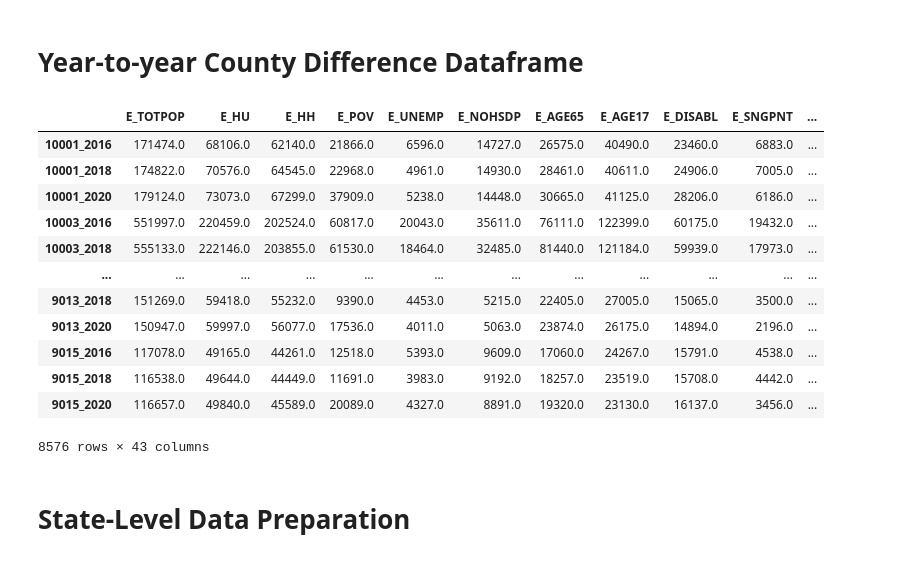
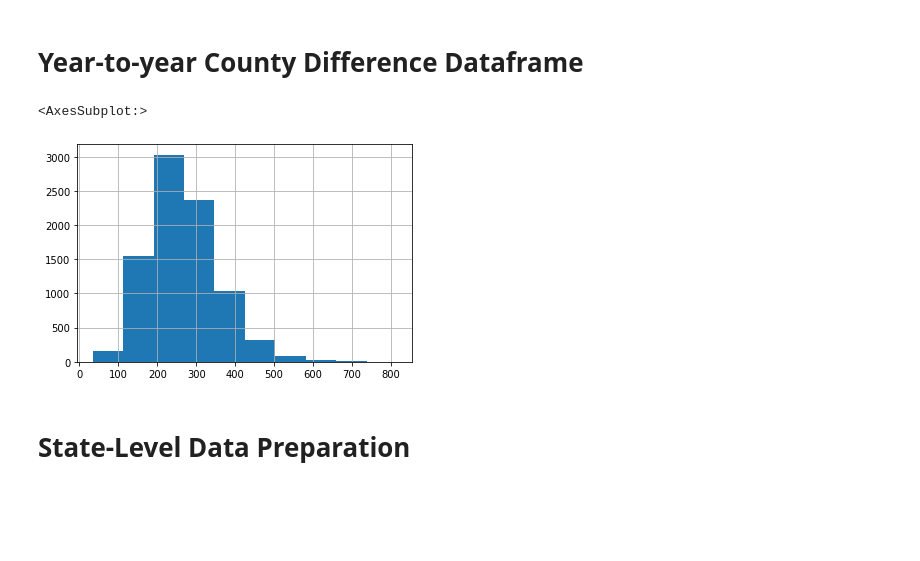
Before and after one commit to alex-keigley/Investigating-SVI-and-Heart-Related-Deaths, a Jupyter notebook: data-preparation.ipynb, the cells around one changed output. Cells and saved outputs as stored; diff of their text form; code cells hidden in the pictures; blank space fills up the shorter version.

```diff
--- a/data-preparation.ipynb
+++ b/data-preparation.ipynb
@@ -341,12 +341,12 @@ machine_learning_df = pd.concat([comb_2016, comb_2018, comb_2020])
 
 # label risk categories - new using ratio of deaths metric
 risk_conditions = [
-    (machine_learning_df['Deaths per 100,000 Population'] < 176.61),   # low risk - 0
-    (machine_learning_df['Deaths per 100,000 Population'] >= 176.61) & (machine_learning_df['Deaths per 100,000 Population'] <= 355.35),   # standard risk - 1
-    (machine_learning_df['Deaths per 100,000 Population'] > 355.35)     # high risk - 2
+    (machine_learning_df['Deaths per 100,000 Population'] < 275),   # low risk - 0
+    # (machine_learning_df['Deaths per 100,000 Population'] >= 176.61) & (machine_learning_df['Deaths per 100,000 Population'] <= 355.35),   # standard risk - 1
+    (machine_learning_df['Deaths per 100,000 Population'] >= 275)     # high risk - 2
 ]
 
-risk_values = [0, 1, 2]
+risk_values = [0, 1]
 
 machine_learning_df['Risk Category'] = np.select(risk_conditions, risk_values)
 
@@ -355,22 +355,11 @@ machine_learning_df.dropna(inplace=True)
 machine_learning_df.sort_index(inplace=True)
 
 machine_learning_df.to_csv('./data/machine-learning.csv')
-# %%
-machine_learning_df
-# %% [output]
-|  | E_TOTPOP | E_HU | E_HH | E_POV | E_UNEMP | E_NOHSDP | E_AGE65 | E_AGE17 | E_DISABL | E_SNGPNT | ... |
-| 10001_2016 | 171474.0 | 68106.0 | 62140.0 | 21866.0 | 6596.0 | 14727.0 | 26575.0 | 40490.0 | 23460.0 | 6883.0 | ... |
-| 10001_2018 | 174822.0 | 70576.0 | 64545.0 | 22968.0 | 4961.0 | 14930.0 | 28461.0 | 40611.0 | 24906.0 | 7005.0 | ... |
-| 10001_2020 | 179124.0 | 73073.0 | 67299.0 | 37909.0 | 5238.0 | 14448.0 | 30665.0 | 41125.0 | 28206.0 | 6186.0 | ... |
-| 10003_2016 | 551997.0 | 220459.0 | 202524.0 | 60817.0 | 20043.0 | 35611.0 | 76111.0 | 122399.0 | 60175.0 | 19432.0 | ... |
-| 10003_2018 | 555133.0 | 222146.0 | 203855.0 | 61530.0 | 18464.0 | 32485.0 | 81440.0 | 121184.0 | 59939.0 | 17973.0 | ... |
-| ... | ... | ... | ... | ... | ... | ... | ... | ... | ... | ... | ... |
-| 9013_2018 | 151269.0 | 59418.0 | 55232.0 | 9390.0 | 4453.0 | 5215.0 | 22405.0 | 27005.0 | 15065.0 | 3500.0 | ... |
-| 9013_2020 | 150947.0 | 59997.0 | 56077.0 | 17536.0 | 4011.0 | 5063.0 | 23874.0 | 26175.0 | 14894.0 | 2196.0 | ... |
-| 9015_2016 | 117078.0 | 49165.0 | 44261.0 | 12518.0 | 5393.0 | 9609.0 | 17060.0 | 24267.0 | 15791.0 | 4538.0 | ... |
-| 9015_2018 | 116538.0 | 49644.0 | 44449.0 | 11691.0 | 3983.0 | 9192.0 | 18257.0 | 23519.0 | 15708.0 | 4442.0 | ... |
-| 9015_2020 | 116657.0 | 49840.0 | 45589.0 | 20089.0 | 4327.0 | 8891.0 | 19320.0 | 23130.0 | 16137.0 | 3456.0 | ... |
-8576 rows × 43 columns
+# %%
+machine_learning_df['Deaths per 100,000 Population'].hist()
+# %% [output]
+<AxesSubplot:>
+[figure, added]
 # %% [markdown]
 # State-Level Data Preparation
 # %% [markdown]
```
Also changed, not shown: 2 other files.
